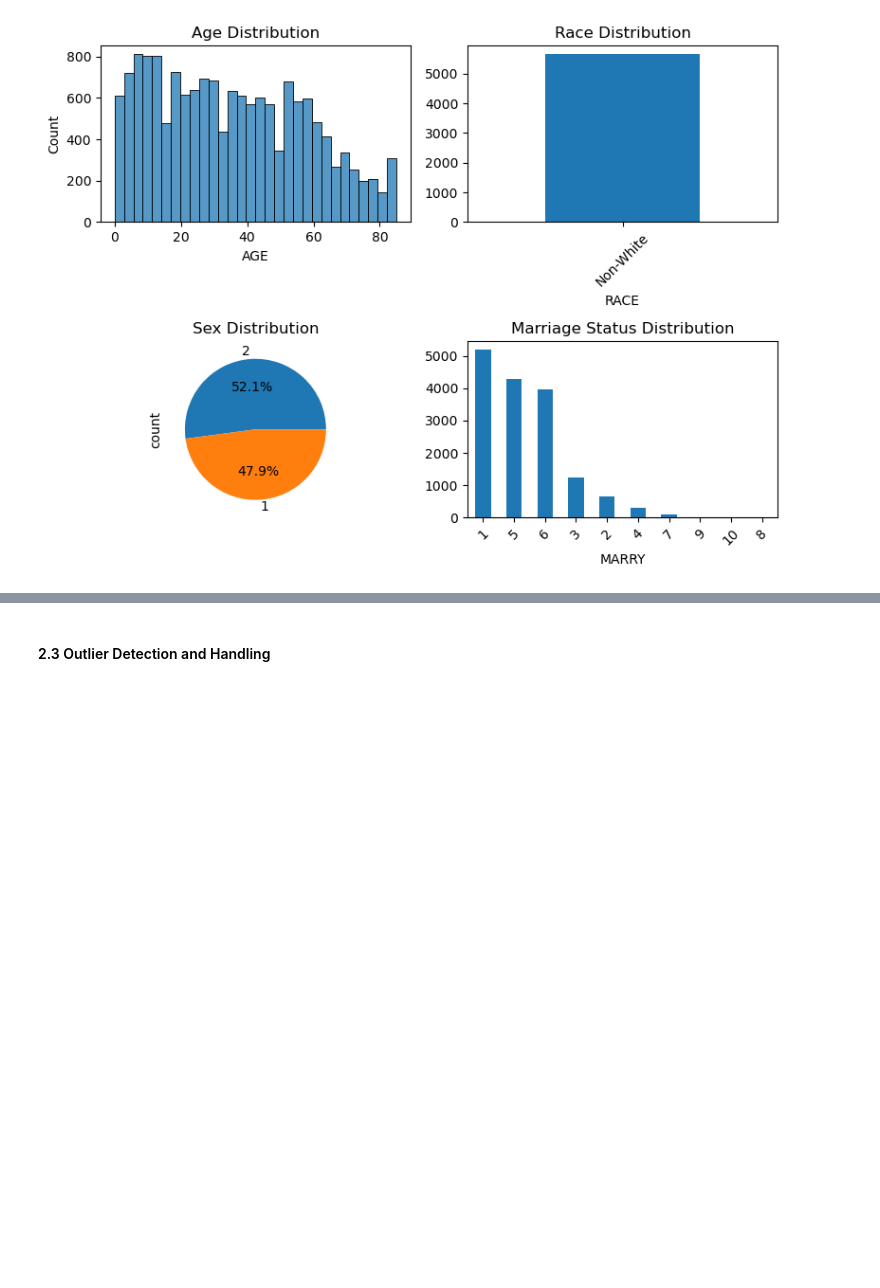
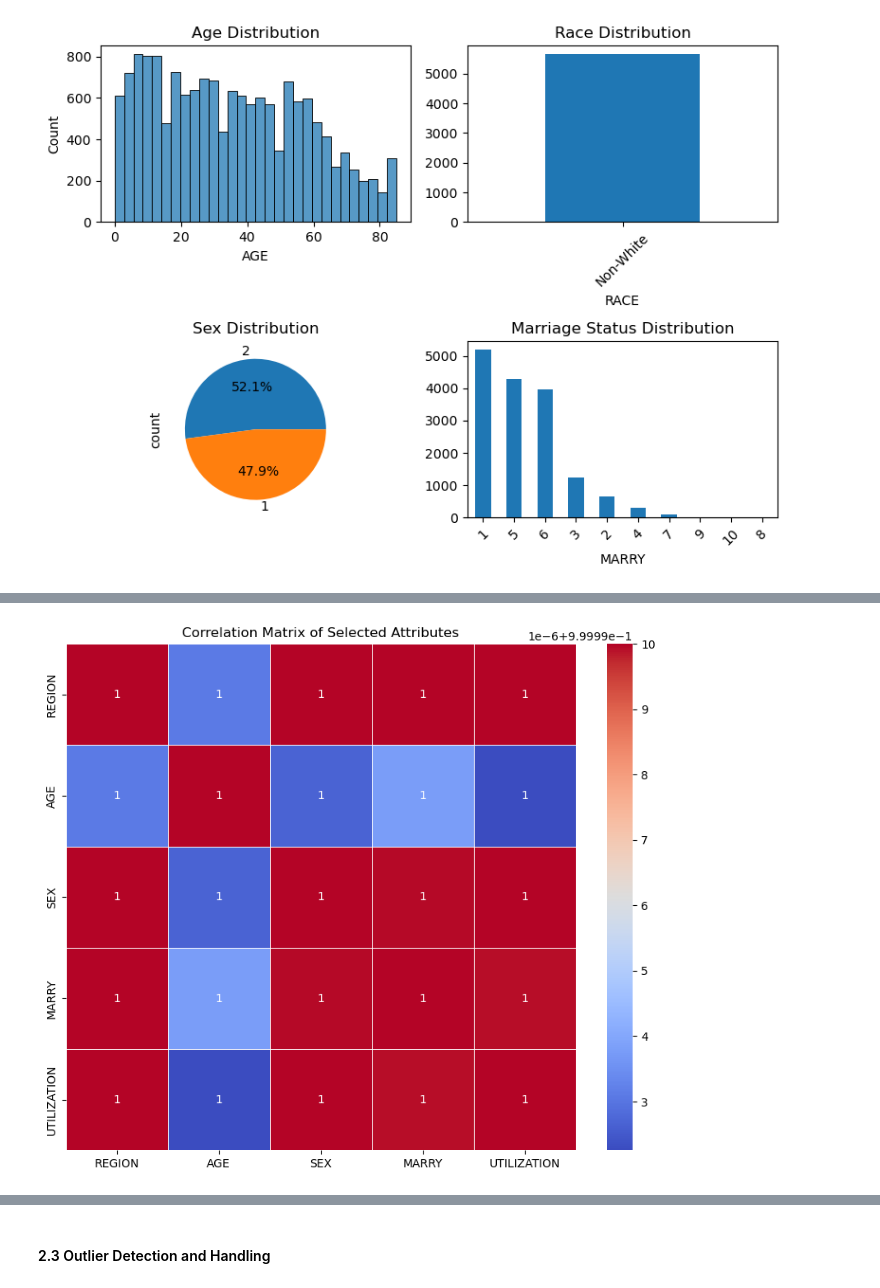
Before and after one commit to gracejiang0929/FA24_DSC180A_Repo, a Jupyter notebook: pt2-model-dev-fairness-eval.ipynb, the cells around one changed output, grey strips where cells are left out. Cells and saved outputs as stored; diff of their text form; code cells hidden in the pictures; blank space fills up the shorter version.

```diff
--- a/pt2-model-dev-fairness-eval.ipynb
+++ b/pt2-model-dev-fairness-eval.ipynb
@@ -466,0 +469,10 @@ plot_demographic_distributions(df_panel_19_reduced)
+# %%
+### 11:40 PM ###
+
+# Focusing on selected columns
+df_panel_19_reduced = df_panel_19_reduced[['REGION', 'AGE', 'SEX', 'MARRY', 'UTILIZATION']].describe()
+
+# Ensure all numeric columns are converted properly for analysis
+df_panel_19_reduced = df_panel_19_reduced.apply(pd.to_numeric, errors='coerce').fillna(0)
+
+print(df_panel_19_reduced)
@@ -466,0 +489,8 @@ plot_demographic_distributions(df_panel_19_reduced)
+# %%
+# Correlation matrix to understand relationships between selected attributes
+plt.figure(figsize=(10, 8))
+sns.heatmap(df_panel_19_reduced.corr(), annot=True, cmap='coolwarm', linewidths=0.5)
+plt.title('Correlation Matrix of Selected Attributes')
+plt.show()
+# %% [output]
+[figure, added]
```
Also changed, not shown: parts of 3 cells of this notebook, 2 other files.
